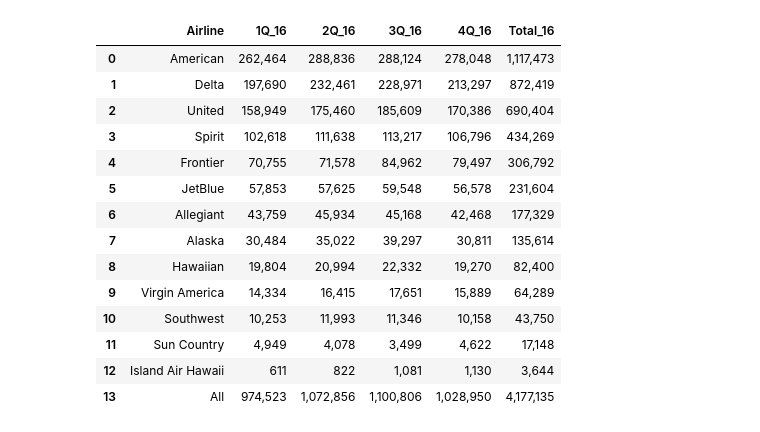
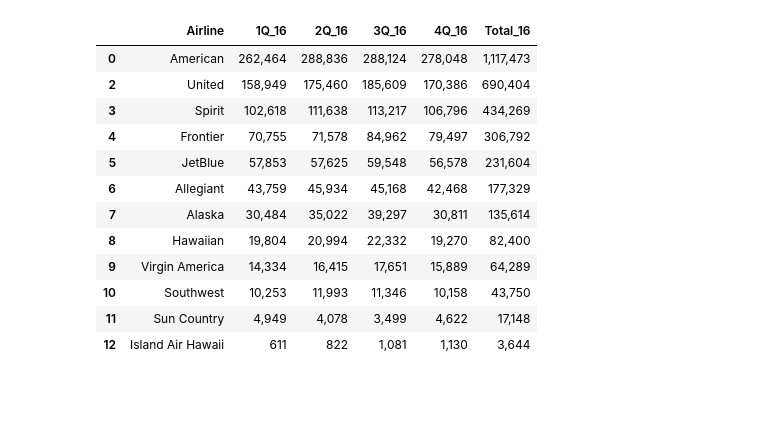
Before and after one commit to marcum531/Project1, a Jupyter notebook: Baggage_Fees.ipynb, the cells around one changed output. Cells and saved outputs as stored; diff of their text form; code cells hidden in the pictures; blank space fills up the shorter version.

```diff
--- a/Baggage_Fees.ipynb
+++ b/Baggage_Fees.ipynb
@@ -12,13 +12,13 @@ fees_2019 = 'baggage_csv_files/2019_baggage.csv'
 # %%
 fees16_df = pd.read_csv(fees_2016)
 fees17_df = pd.read_csv(fees_2017)
 fees18_df = pd.read_csv(fees_2018)
 fees19_df = pd.read_csv(fees_2019)
-fees16_df
+fees16_dfa = fees16_df.drop([13,1])
+fees16_dfa
 # %% [output]
 |  | Airline | 1Q_16 | 2Q_16 | 3Q_16 | 4Q_16 | Total_16 |
 | 0 | American | 262,464 | 288,836 | 288,124 | 278,048 | 1,117,473 |
-| 1 | Delta | 197,690 | 232,461 | 228,971 | 213,297 | 872,419 |
 | 2 | United | 158,949 | 175,460 | 185,609 | 170,386 | 690,404 |
 | 3 | Spirit | 102,618 | 111,638 | 113,217 | 106,796 | 434,269 |
 | 4 | Frontier | 70,755 | 71,578 | 84,962 | 79,497 | 306,792 |
@@ -30,4 +30,3 @@ fees16_df
 | 10 | Southwest | 10,253 | 11,993 | 11,346 | 10,158 | 43,750 |
 | 11 | Sun Country | 4,949 | 4,078 | 3,499 | 4,622 | 17,148 |
 | 12 | Island Air Hawaii | 611 | 822 | 1,081 | 1,130 | 3,644 |
-| 13 | All | 974,523 | 1,072,856 | 1,100,806 | 1,028,950 | 4,177,135 |
```
Also changed, not shown: parts of 12 cells of this notebook.
